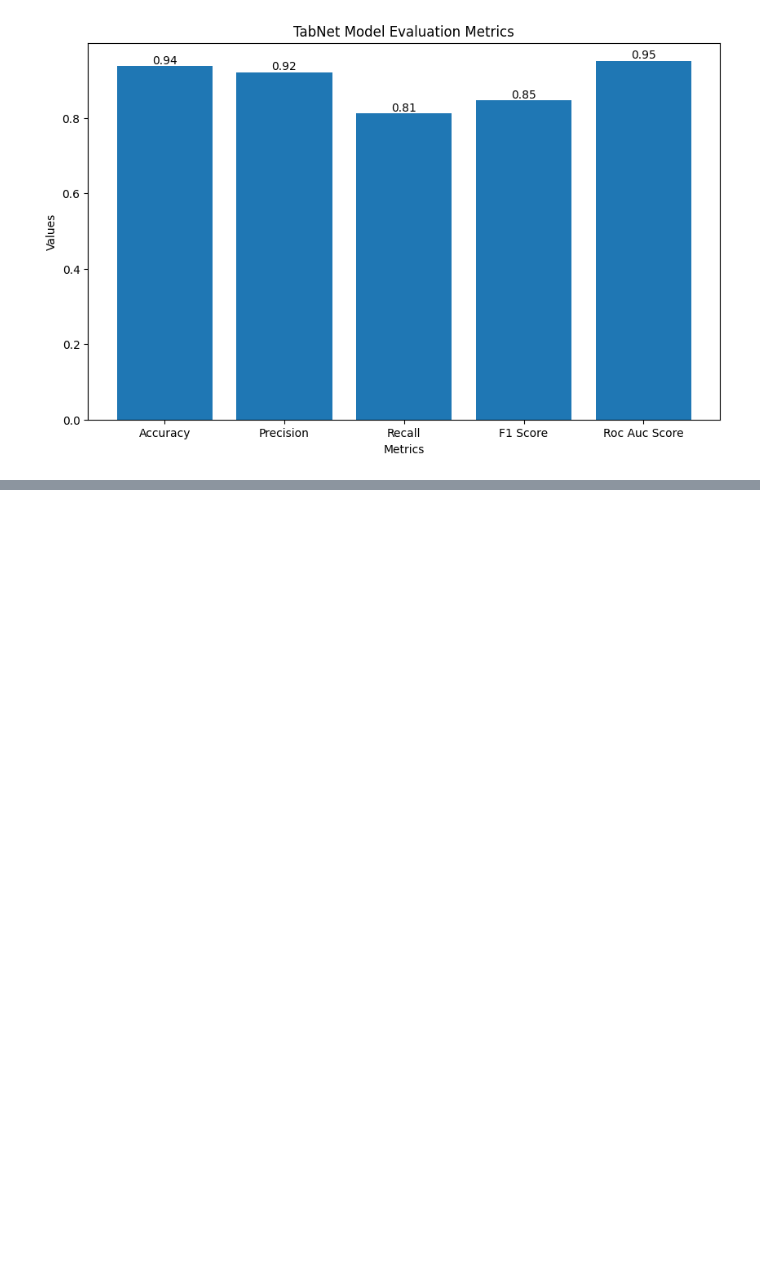
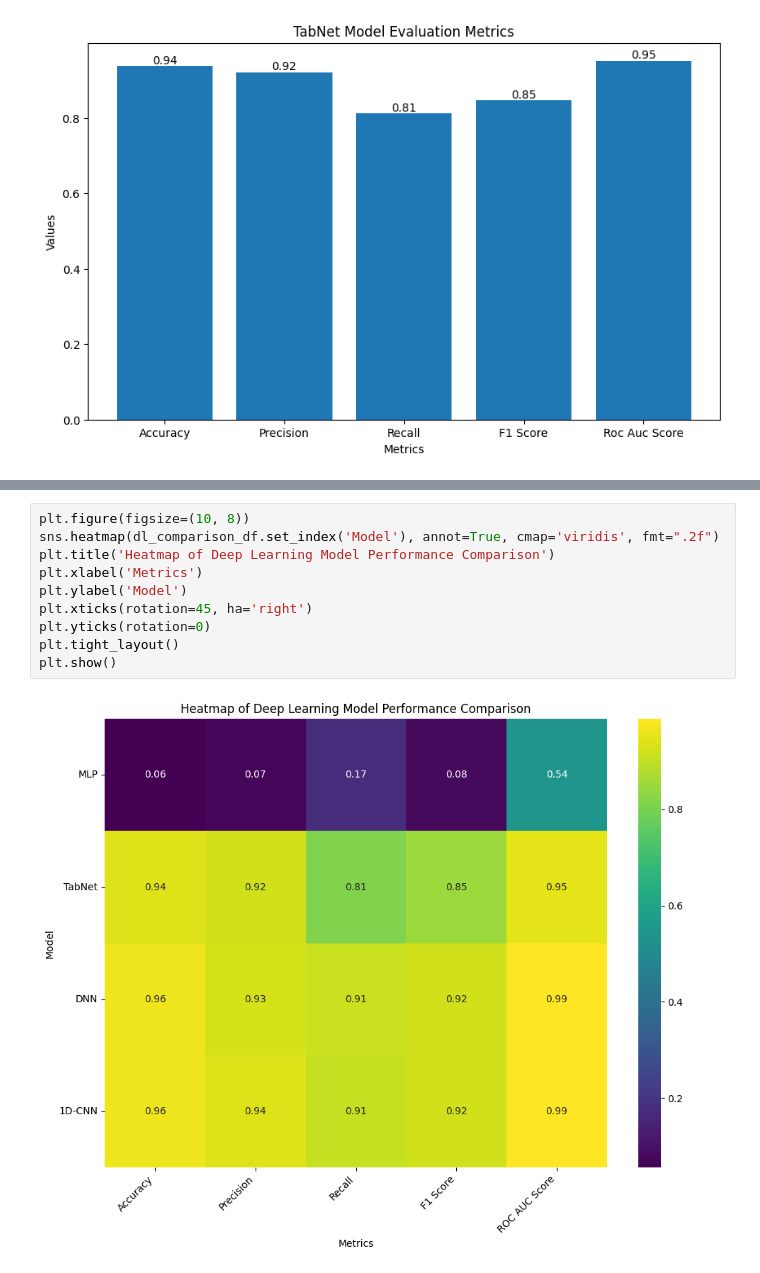
Before and after one commit to halimAhtasham/Network-_Intrusion_Detection---All_In_One, a Jupyter notebook: ROSIDS23_Testing_Multiple_Model.ipynb, the cells around one changed output, grey strips where cells are left out. Drawn from its saved outputs; the diff is of its cells as text; blank space fills up the shorter version.

```diff
--- a/ROSIDS23_Testing_Multiple_Model.ipynb
+++ b/ROSIDS23_Testing_Multiple_Model.ipynb
@@ -1163,0 +1569,12 @@ plt.show()
+# %%
+plt.figure(figsize=(10, 8))
+sns.heatmap(dl_comparison_df.set_index('Model'), annot=True, cmap='viridis', fmt=".2f")
+plt.title('Heatmap of Deep Learning Model Performance Comparison')
+plt.xlabel('Metrics')
+plt.ylabel('Model')
+plt.xticks(rotation=45, ha='right')
+plt.yticks(rotation=0)
+plt.tight_layout()
+plt.show()
+# %% [output]
+[figure, added]
```
Also changed, not shown: parts of 33 cells of this notebook.
